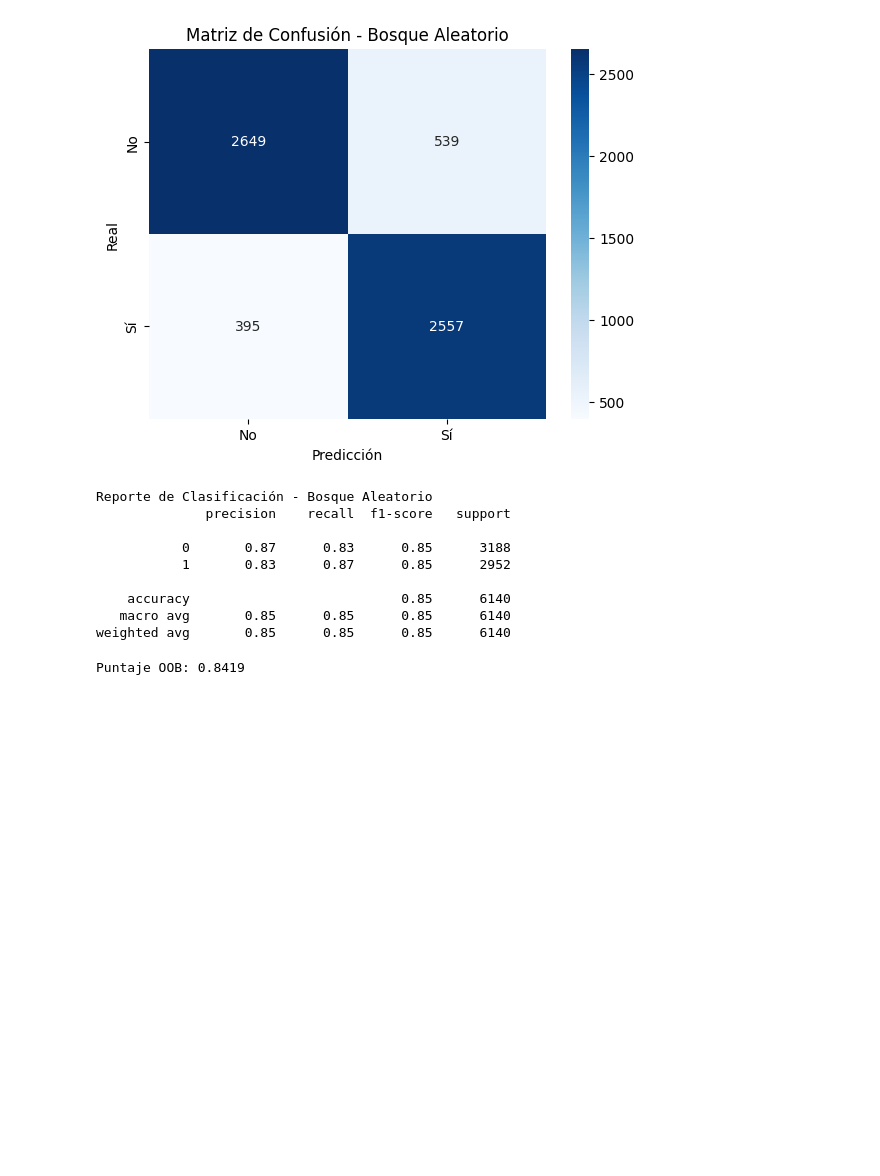
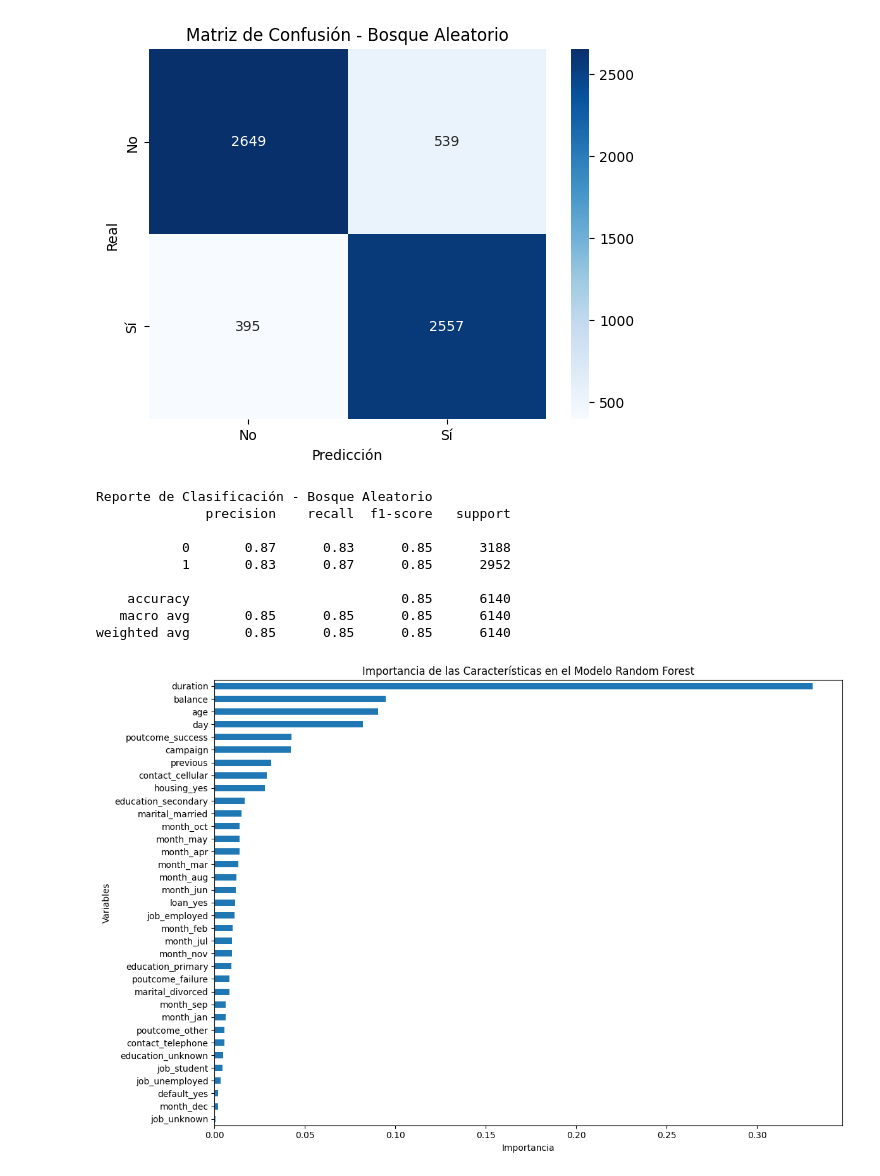
Before and after one commit to XERYVEL/Trabajo_Final_Cs_Datos, a Jupyter notebook: Análisis_completo.ipynb, the cells around one changed output. Cells and saved outputs as stored; diff of their text form; code cells hidden in the pictures; blank space fills up the shorter version.

```diff
--- a/Análisis_completo.ipynb
+++ b/Análisis_completo.ipynb
@@ -526,9 +522,18 @@ Reporte de Clasificación - Bosque Aleatorio
     accuracy                           0.85      6140
    macro avg       0.85      0.85      0.85      6140
 weighted avg       0.85      0.85      0.85      6140
-# %%
-# Acceder al score OOB
-oob_score = random_forest_model.oob_score_
-print(f"Puntaje OOB: {oob_score:.4f}")
-# %% [output]
-Puntaje OOB: 0.8419
+# %%
+# Importancia de las características para el modelo Random Forest
+feature_importances = pd.Series(random_forest_model.feature_importances_, index=X_train.columns)
+sorted_feature_importances = feature_importances.sort_values(ascending=True) # Orden descendente para que la barra más larga esté arriba
+
+# Crear el gráfico de barras horizontal
+plt.figure(figsize=(12, 8))
+sorted_feature_importances.plot(kind='barh')
+plt.title('Importancia de las Características en el Modelo Random Forest')
+plt.xlabel('Importancia')
+plt.ylabel('Variables')
+plt.tight_layout()
+plt.show()
+# %% [output]
+[figure, added]
```
Also changed, not shown: parts of 7 cells of this notebook.
